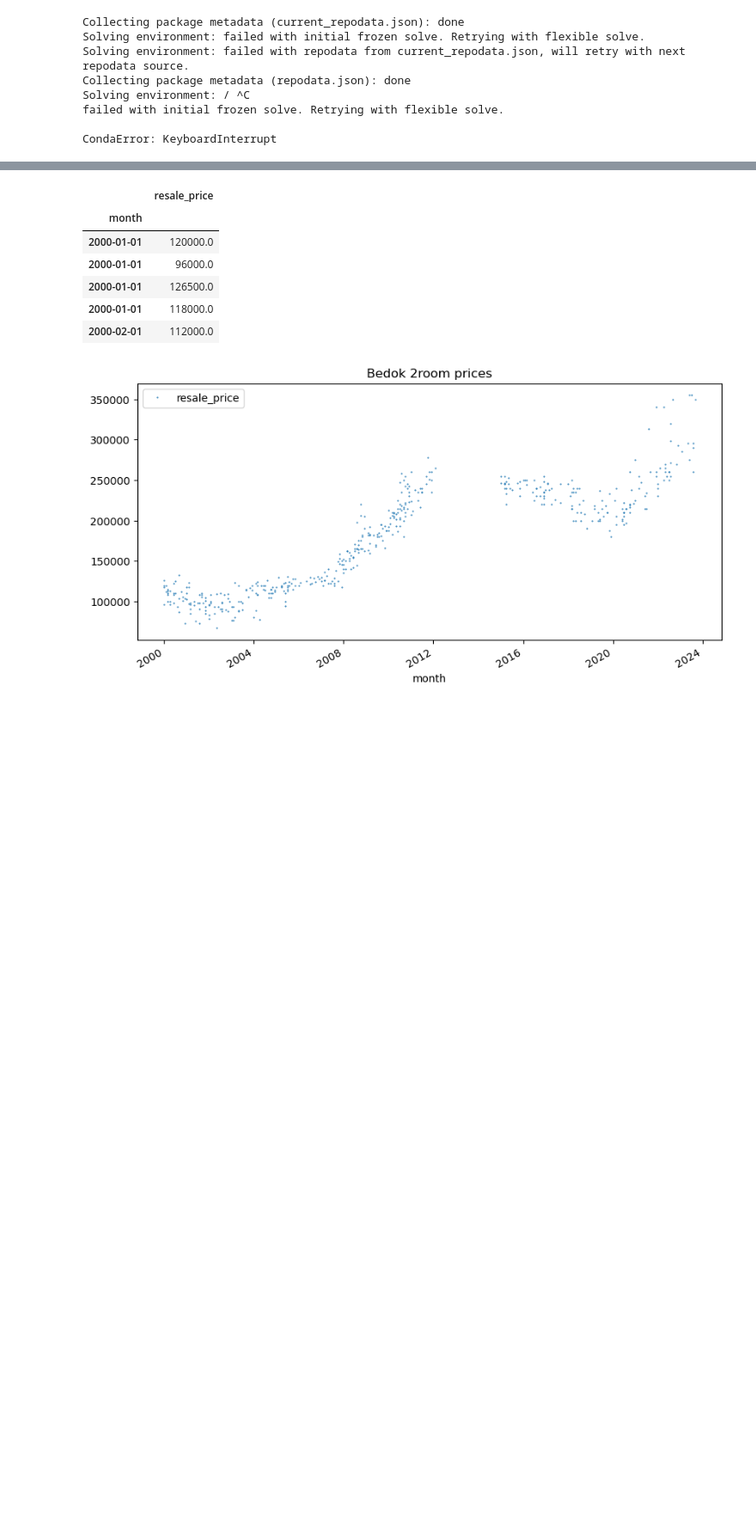
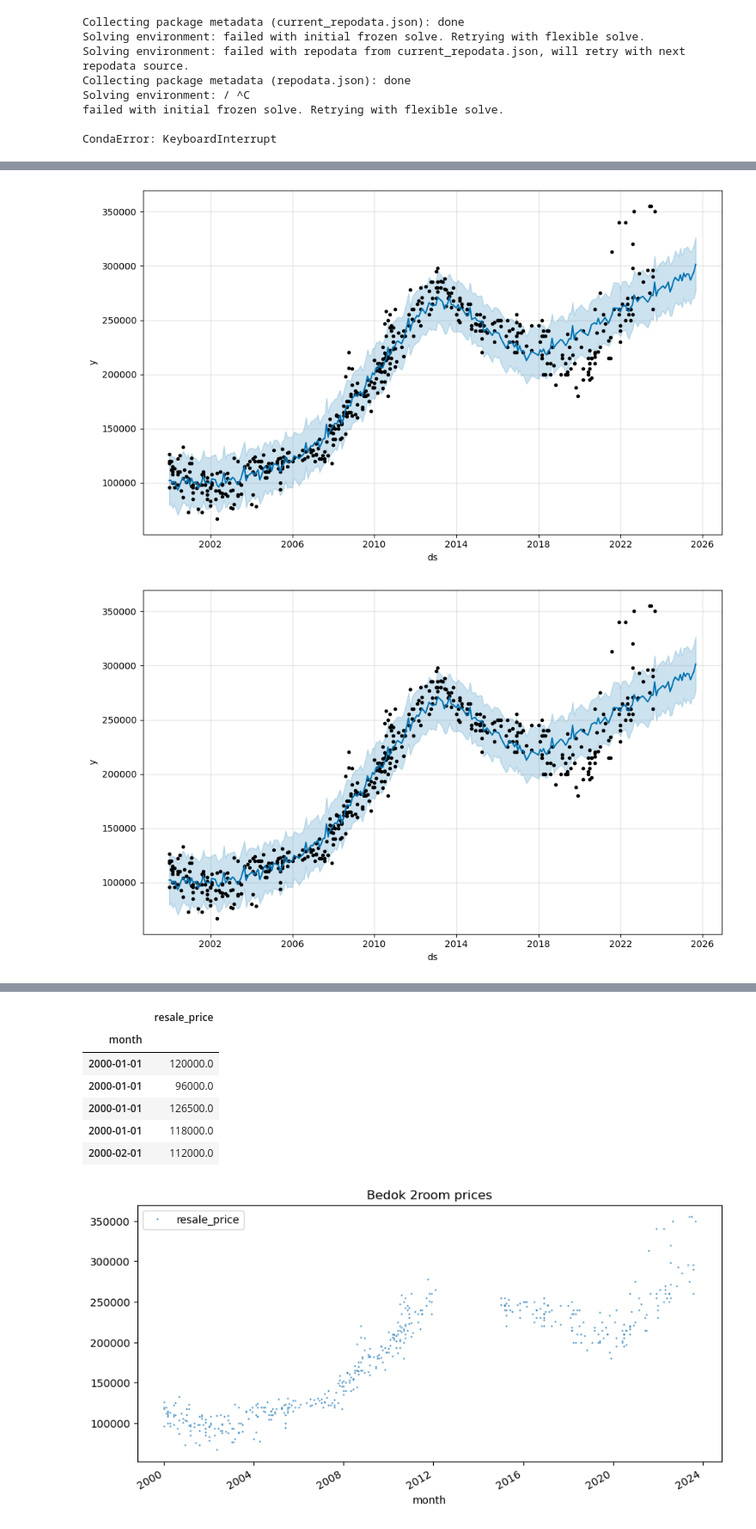
Before and after one commit to heshanjse/sg_property_price_prediction, a Jupyter notebook: forecasting.ipynb, the cells around one changed output, grey strips where cells are left out. Shown at 86% size. Cells and saved outputs as stored; diff of their text form; code cells hidden in the pictures; blank space fills up the shorter version.

```diff
--- a/forecasting.ipynb
+++ b/forecasting.ipynb
@@ -42,0 +78,4 @@ df1.head()
+# %%
+df1.rename(columns={"month": "ds"}, inplace=True)
+df1.rename(columns={"resale_price": "y"}, inplace=True)
+df1.head()
@@ -42,0 +89,3 @@ df1.head()
+# %%
+m = Prophet()
+m.fit(df1)
@@ -42,0 +96,3 @@ df1.head()
+# %%
+#set 12 month prediction
+future = m.make_future_dataframe(periods=24,freq='MS')
@@ -42,0 +123,3 @@ df1.head()
+# %%
+forecast = m.predict(future)
+forecast.head()
@@ -42,0 +150,5 @@ df1.head()
+# %%
+m.plot(forecast)
+# %% [output]
+[figure, added]
+[figure, added]
```
Also changed, not shown: parts of 26 cells of this notebook, 20 other files.
